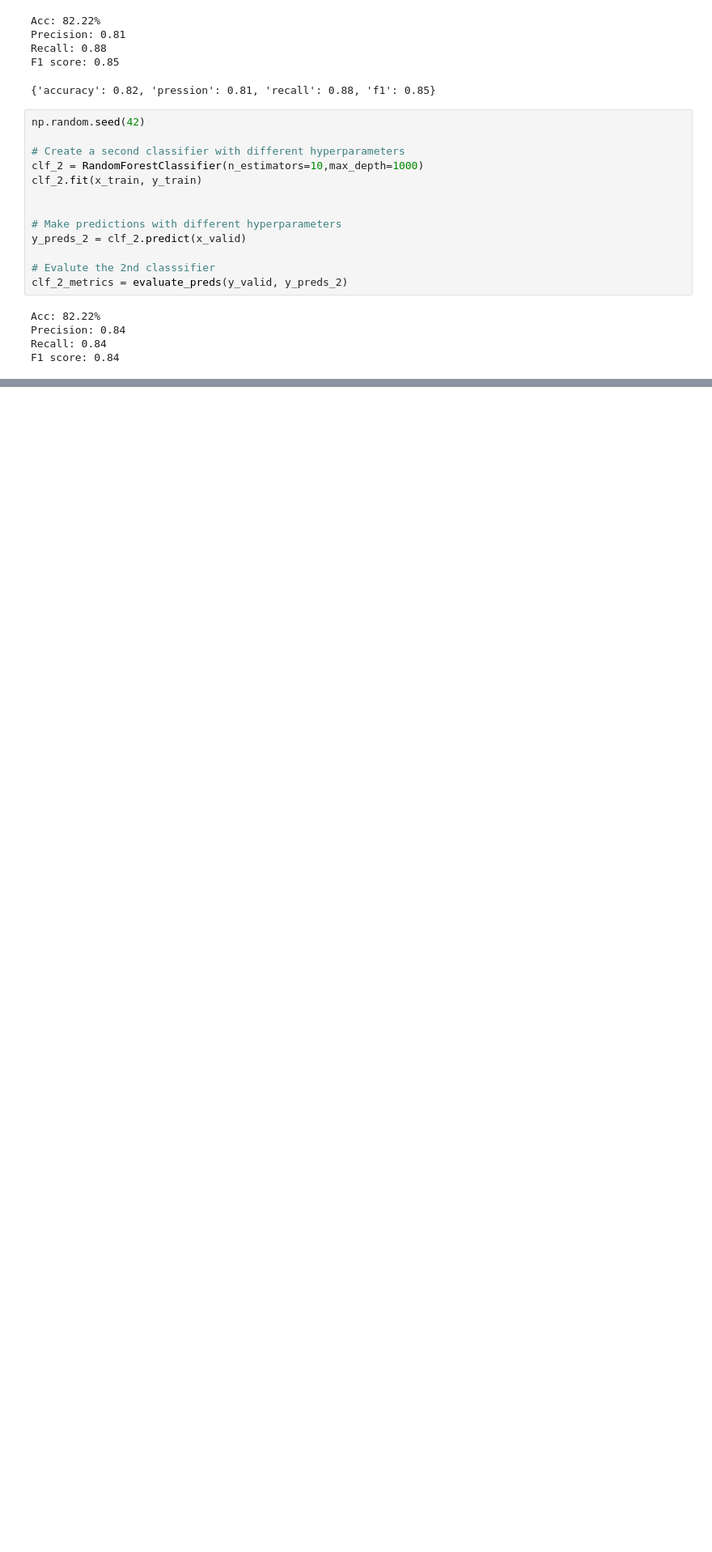
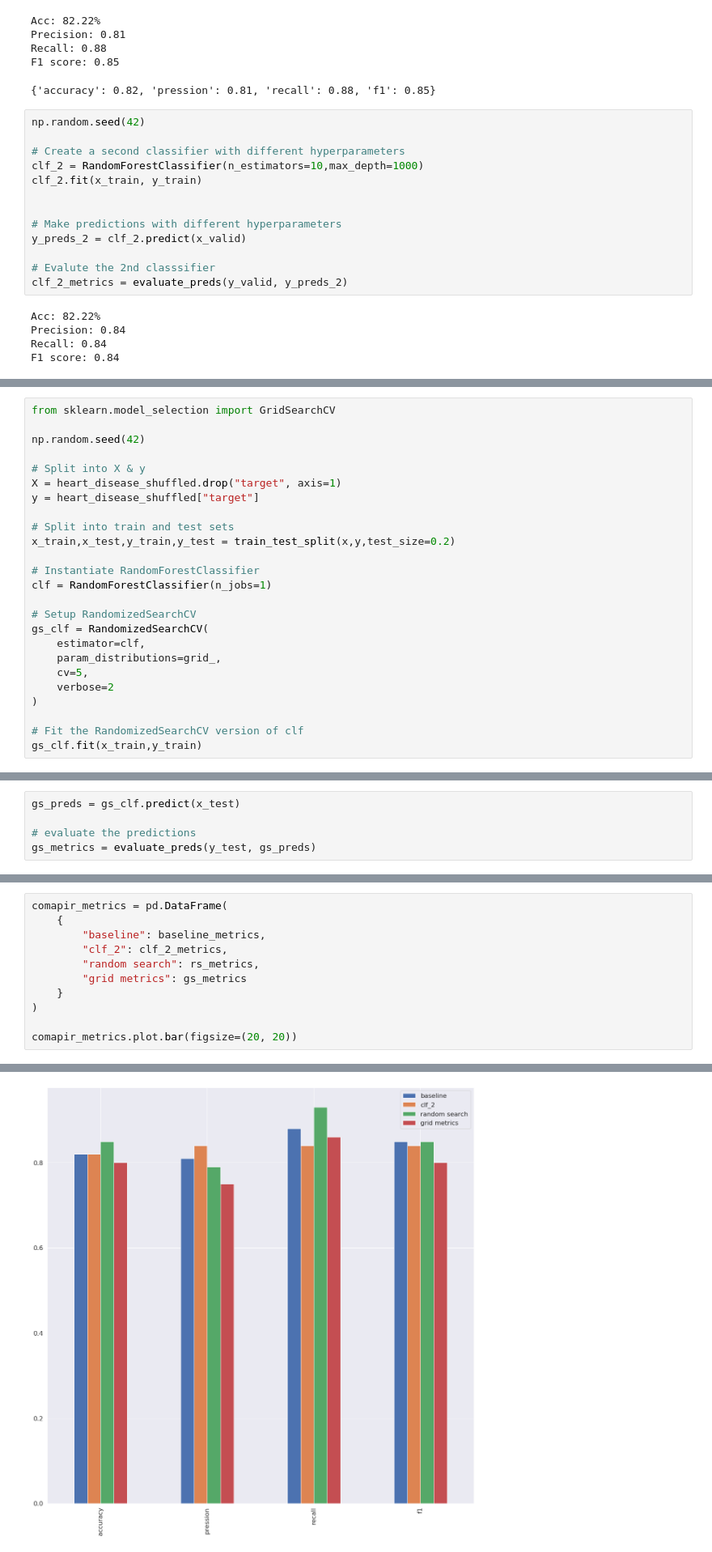
Before and after one commit to madhuwantha/Machine-Learning-Course, a Jupyter notebook: Introduction to Scikit-Learn.ipynb, the cells around one changed output, grey strips where cells are left out. Shown: that part at 81% size. Drawn from its saved outputs; the diff is of its cells as text; blank space fills up the shorter version.

```diff
--- a/Introduction to Scikit-Learn.ipynb
+++ b/Introduction to Scikit-Learn.ipynb
@@ -1877,0 +1987,25 @@ F1 score: 0.84
+# %%
+from sklearn.model_selection import GridSearchCV
+
+np.random.seed(42)
+
+# Split into X & y
+X = heart_disease_shuffled.drop("target", axis=1)
+y = heart_disease_shuffled["target"]
+
+# Split into train and test sets
+x_train,x_test,y_train,y_test = train_test_split(x,y,test_size=0.2)
+
+# Instantiate RandomForestClassifier
+clf = RandomForestClassifier(n_jobs=1)
+
+# Setup RandomizedSearchCV
+gs_clf = RandomizedSearchCV(
+    estimator=clf,
+    param_distributions=grid_,
+    cv=5,
+    verbose=2
+)
+
+# Fit the RandomizedSearchCV version of clf
+gs_clf.fit(x_train,y_train)
@@ -1877,0 +2054,5 @@ F1 score: 0.84
+# %%
+gs_preds = gs_clf.predict(x_test)
+
+# evaluate the predictions
+gs_metrics = evaluate_preds(y_test, gs_preds)
@@ -1877,0 +2066,12 @@ F1 score: 0.84
+# %%
+comapir_metrics = pd.DataFrame(
+    {
+        "baseline": baseline_metrics,
+        "clf_2": clf_2_metrics,
+        "random search": rs_metrics,
+        "grid metrics": gs_metrics
+    }
+)
+
+comapir_metrics.plot.bar(figsize=(20, 20))
+# %% [output]
@@ -1877,0 +2079 @@ F1 score: 0.84
+[figure, added]
```
Also changed, not shown: parts of 26 cells of this notebook, 2 other files.
